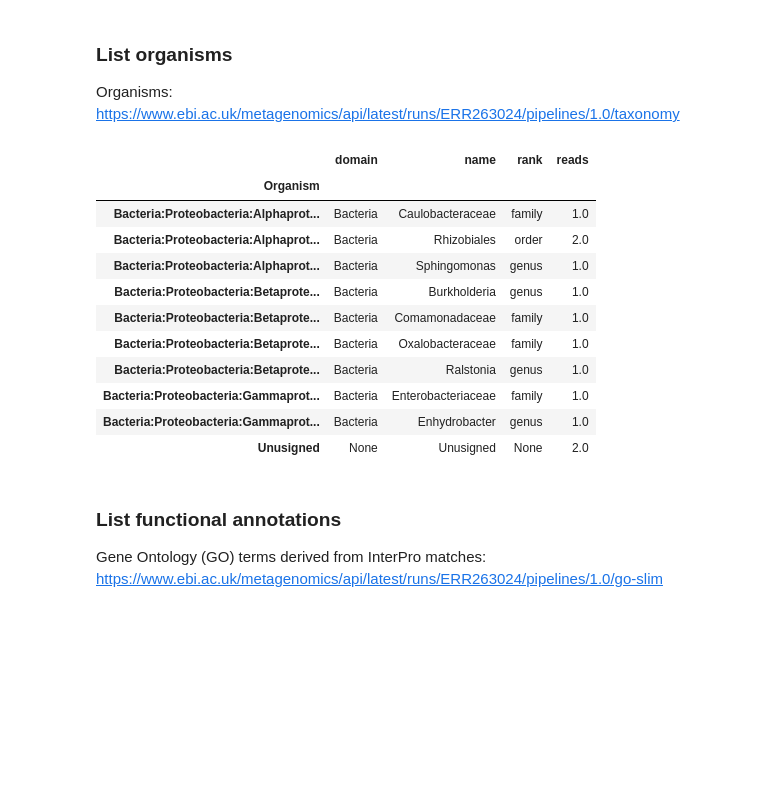
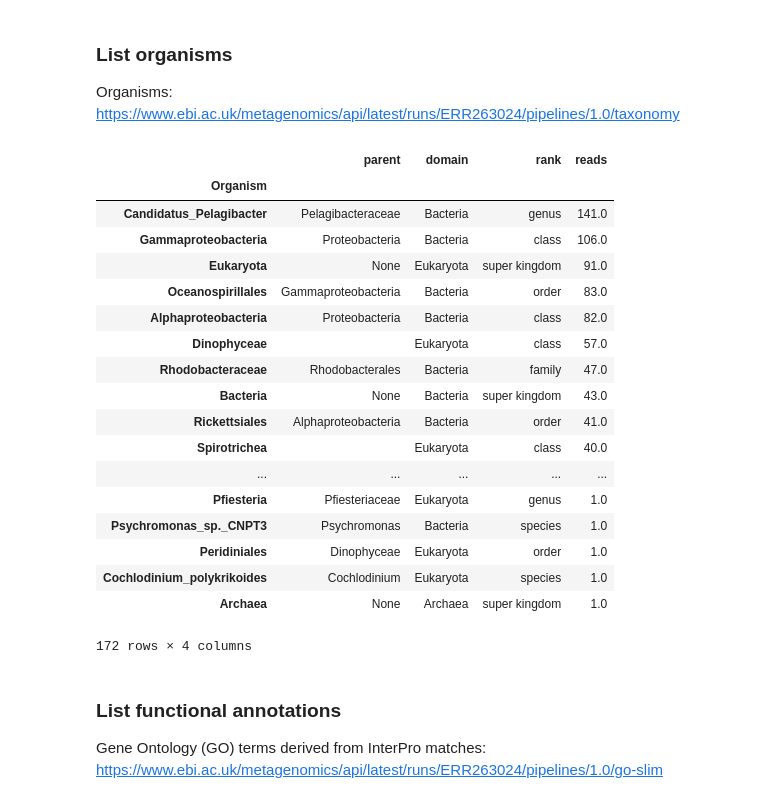
Before and after one commit to EBI-Metagenomics/examples, a Jupyter notebook: emgapi/examples/notebook/answers/ANSWER_examples.ipynb, the cells around one changed output. Cells and saved outputs as stored; diff of their text form; code cells hidden in the pictures; blank space fills up the shorter version.

Commit message:
update taxonomy example

```diff
--- a/emgapi/examples/notebook/answers/ANSWER_examples.ipynb
+++ b/emgapi/examples/notebook/answers/ANSWER_examples.ipynb
@@ -232,29 +232,36 @@ TARA_20100318T1133Z_039_EVENT_PUMP_P_D_(25 m)_BACT_NUC-DNA(100L)_W1.6-20_TARA_B1
 
 Organisms: https://www.ebi.ac.uk/metagenomics/api/latest/runs/ERR263024/pipelines/1.0/taxonomy
 # %%
-df = DataFrame(columns=('domain', 'name', 'rank', 'reads'))
+df = DataFrame(columns=('parent','domain', 'rank', 'reads'))
 df.index.name = 'Organism'
 
 with Session(API_BASE) as s:
-    f = Filter('page_size=100')
-    for ann in s.iterate('runs/SRR1047054/pipelines/2.0/taxonomy', f):
-        df.loc[ann.lineage] = [
-            ann.domain, ann.name, ann.rank, ann.count
+    f = Filter('page_size=250')
+    for ann in s.iterate('runs/ERR771106/pipelines/4.0/taxonomy/lsu', f):
+        df.loc[ann.name] = [
+            ann.parent, ann.domain, ann.rank, ann.count
         ]
-df
+df.sort_values('reads', ascending=False)
 # %% [output]
-|  | domain | name | rank | reads |
+|  | parent | domain | rank | reads |
 | Organism |  |  |  |  |
-| Bacteria:Proteobacteria:Alphaprot... | Bacteria | Caulobacteraceae | family | 1.0 |
-| Bacteria:Proteobacteria:Alphaprot... | Bacteria | Rhizobiales | order | 2.0 |
-| Bacteria:Proteobacteria:Alphaprot... | Bacteria | Sphingomonas | genus | 1.0 |
-| Bacteria:Proteobacteria:Betaprote... | Bacteria | Burkholderia | genus | 1.0 |
-| Bacteria:Proteobacteria:Betaprote... | Bacteria | Comamonadaceae | family | 1.0 |
-| Bacteria:Proteobacteria:Betaprote... | Bacteria | Oxalobacteraceae | family | 1.0 |
-| Bacteria:Proteobacteria:Betaprote... | Bacteria | Ralstonia | genus | 1.0 |
-| Bacteria:Proteobacteria:Gammaprot... | Bacteria | Enterobacteriaceae | family | 1.0 |
-| Bacteria:Proteobacteria:Gammaprot... | Bacteria | Enhydrobacter | genus | 1.0 |
-| Unusigned | None | Unusigned | None | 2.0 |
+| Candidatus_Pelagibacter | Pelagibacteraceae | Bacteria | genus | 141.0 |
+| Gammaproteobacteria | Proteobacteria | Bacteria | class | 106.0 |
+| Eukaryota | None | Eukaryota | super kingdom | 91.0 |
+| Oceanospirillales | Gammaproteobacteria | Bacteria | order | 83.0 |
+| Alphaproteobacteria | Proteobacteria | Bacteria | class | 82.0 |
+| Dinophyceae |  | Eukaryota | class | 57.0 |
+| Rhodobacteraceae | Rhodobacterales | Bacteria | family | 47.0 |
+| Bacteria | None | Bacteria | super kingdom | 43.0 |
+| Rickettsiales | Alphaproteobacteria | Bacteria | order | 41.0 |
+| Spirotrichea |  | Eukaryota | class | 40.0 |
+| ... | ... | ... | ... | ... |
+| Pfiesteria | Pfiesteriaceae | Eukaryota | genus | 1.0 |
+| Psychromonas_sp._CNPT3 | Psychromonas | Bacteria | species | 1.0 |
+| Peridiniales | Dinophyceae | Eukaryota | order | 1.0 |
+| Cochlodinium_polykrikoides | Cochlodinium | Eukaryota | species | 1.0 |
+| Archaea | None | Archaea | super kingdom | 1.0 |
+172 rows × 4 columns
 # %% [markdown]
 ### List functional annotations
 
```
Also changed, not shown: 1 other file.
